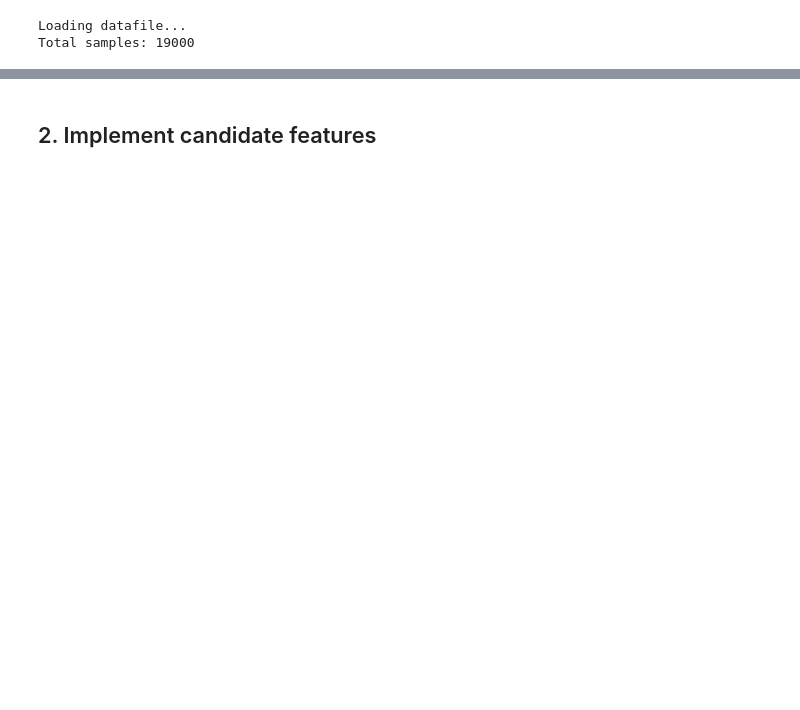
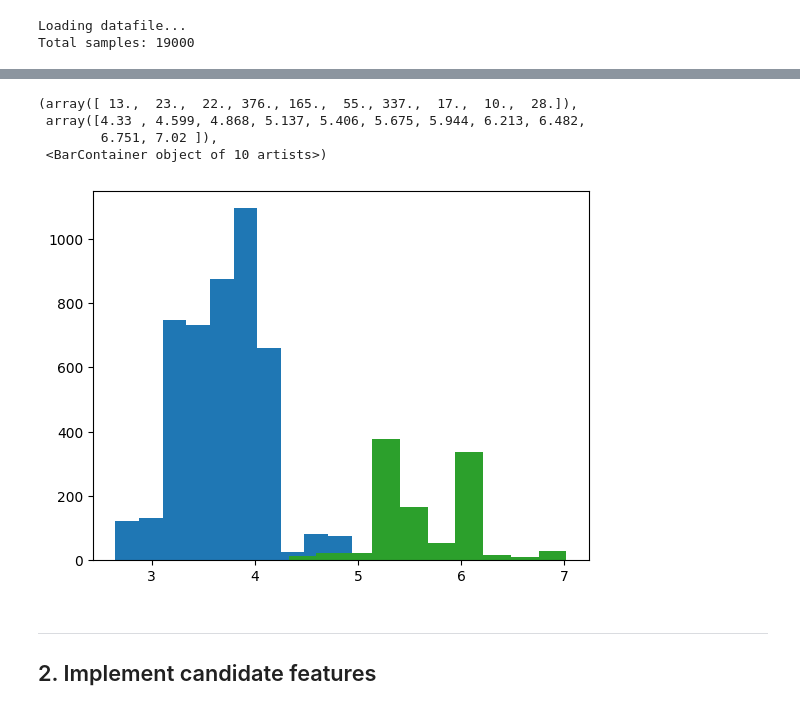
Before and after one commit to miikii41/Machine5, a Jupyter notebook: features/modified_datasets/feature_extraction.ipynb, the cells around one changed output, grey strips where cells are left out. Cells and saved outputs as stored; diff of their text form; code cells hidden in the pictures; blank space fills up the shorter version.

Commit message:
data preprocessing, add mon_labels.cvs

```diff
--- a/features/modified_datasets/feature_extraction.ipynb
+++ b/features/modified_datasets/feature_extraction.ipynb
@@ -43,4 +197,38 @@ Total samples: 19000
+# %%
+def outlier_remove(data, threshold=1.5):
+	removed_data = []
+	for row in data:
+		q1, q3 = np.percentile(row, [25, 75])
+		IQR = q3 - q1
+		avg = np.mean(row)
+		filtered_data = []
+		lower_bound = q1 - (threshold * IQR)
+		upper_bound = q3 + (threshold * IQR)
+
+		for t in row:
+			if t >= lower_bound and t <= upper_bound:
+				filtered_data.append(t)
+				continue
+			filtered_data.append(avg)
+
+		removed_data.append(filtered_data)
+	return removed_data
+# %%
+X1_m = outlier_remove(X1)
+UX1_m = outlier_remove(UX1)
+uX1_m = outlier_remove(uX1)
+# %%
+plt.hist(X1_m[1234])
+plt.hist(UX1_m[1234])
+plt.hist(uX1_m[1234])
+# %% [output]
+(array([ 13.,  23.,  22., 376., 165.,  55., 337.,  17.,  10.,  28.]),
+ array([4.33 , 4.599, 4.868, 5.137, 5.406, 5.675, 5.944, 6.213, 6.482,
+        6.751, 7.02 ]),
+ <BarContainer object of 10 artists>)
+[figure, added]
 # %% [markdown]
+---
 ## 2. Implement candidate features
 # %%
 # Candidate features
```
Also changed, not shown: parts of 50 cells of this notebook, 6 other files.
